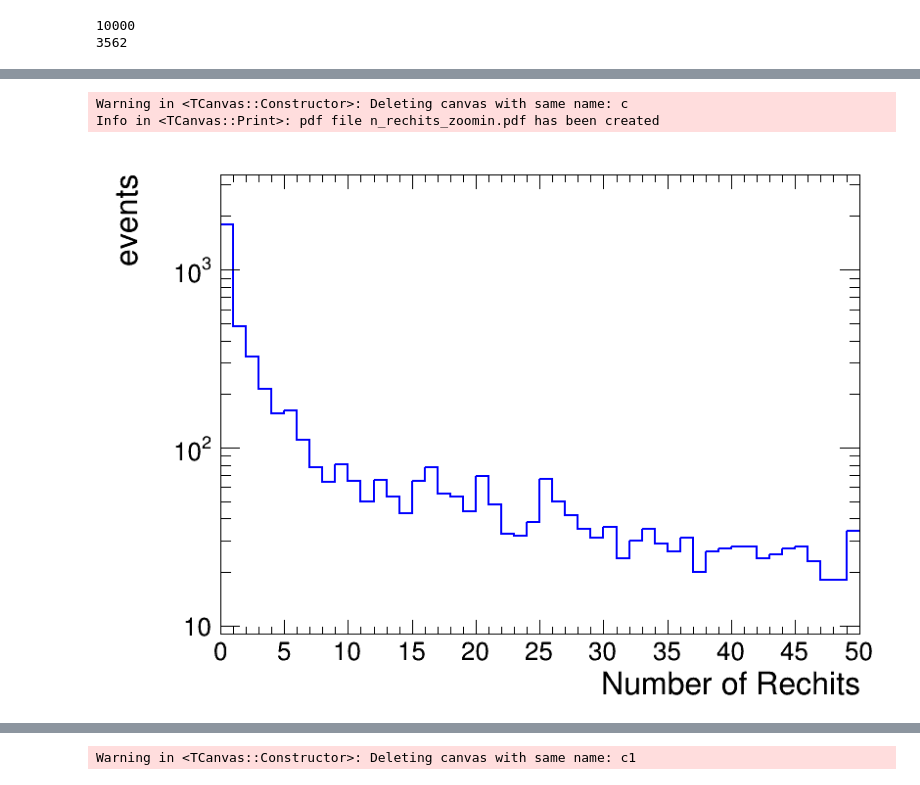
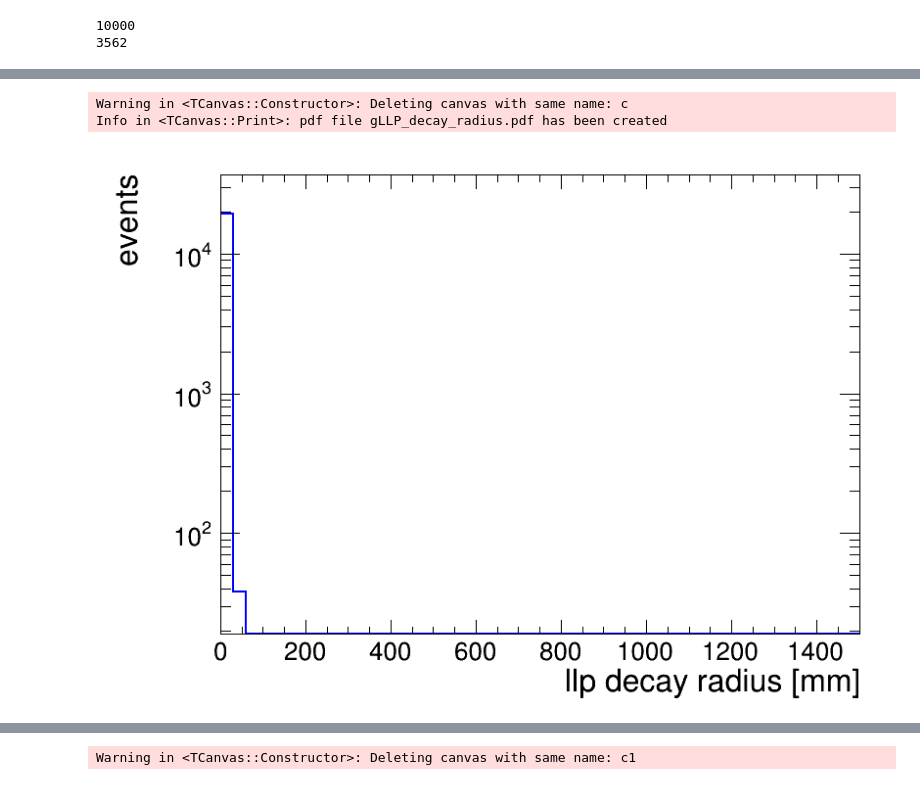
Before and after one commit to cms-lpc-llp/delayed_jet_analyzer, a Jupyter notebook: plot_scripts/four_jet_plotter.ipynb, the cells around one changed output, grey strips where cells are left out. Cells and saved outputs as stored; diff of their text form; code cells hidden in the pictures.

```diff
--- a/plot_scripts/four_jet_plotter.ipynb
+++ b/plot_scripts/four_jet_plotter.ipynb
@@ -19,19 +19,13 @@ tree = {}
 process = {}
 process_short = {}
 
-fpath['m500ctau300'] = '/home/cms/Desktop/LLP/jetNtuple_4jet/jetNtuple_M-500_CTau-1000mm.root'
+fpath['m500ctau1000'] = '/home/cms/Desktop/LLP/jetNtuple_4jet/jetNtuple_M-500_CTau-1000mm.root'
+fpath['m500ctau30'] = '/home/cms/Desktop/LLP/jetNtuple_4jet/jetNtuple_M-500_CTau-30mm.root'
+# fpath['QCD300to500'] = '/home/cms/Desktop/LLP/jetNtuple_4jet/jetNtuple_QCD_HT300to500.root'
+
 process['glueBall'] = 'pp #rightarrow h*h* #rightarrow jj#nu#nu'
 process_short['glueBall'] = 'pp #rightarrow h*h* #rightarrow jj#nu#nu'
 
-#fpath['tau'] = '../data/cmsMC_private/BPH_Tag-Bm_D0kpmunu_Probe-B0_TauNuDmst-pD0bar-kp-tau2mununu_NoPU_10-2-3_v0/BPH_Tag-Bm_D0kpmunu_Probe-B0_TauNuDmst-pD0bar-kp-tau2mununu_BPHMC_merged_1-300.root'
-#process['tau'] = 'B_{0} #rightarrow D*^{-}(#bar{D}_{0}(K^{+}#pi^{-})#pi^{-})#tau^{+}(#mu^{+}#nu#bar{#nu})#nu'
-#process_short['tau'] = 'B #rightarrow D*#tau#nu'
-
-# fpath['Dst_mu'] = '../data/cmsMC_private/BPH_Tag-Bm_D0kpmunu_Probe-Bp_D0stkpNeumunu_NoPU_10-2-3_v0/BPH_Tag-Bm_D0kpmunu_Probe-Bp_D0stkpNeumunu_BPHMC_merged.root'
-# process['Dst_mu'] = 'B^{+} #rightarrow #bar{D}^{*}_{0}(D_{0} n#gamma)#mu^{+}#nu'
-
-# fpath['Dst_tau'] = '../data/cmsMC_private/BPH_Tag-Bm_D0kpmunu_Probe-Bp_D0stkpNeutaunu_tau2mununu_NoPU_10-2-3_v0/BPH_Tag-Bm_D0kpmunu_Probe-Bp_D0stkpNeutaunu_tau2mununu_BPHMC_merged.root'
-# process['Dst_tau'] = 'B^{+} #rightarrow #bar{D}^{*}_{0}(D_{0} n#gamma)#tau^{+}(#mu^{+}#nu#nu)#nu'
 
 for k,v in fpath.iteritems():
     print k, v
@@ -49,3 +43,7 @@ T = tree['m500ctau300']
+# %%
+T1000 = tree['m500ctau1000']
+T30 = tree['m500ctau30']
+# QCD = tree['QCD300to500']
 # %%
 #get first jet pt per event
 #T['jetPt'][0]
@@ -55,6 +53,7 @@ print(len(first_jet_pt))
 10000
 # %%
 #get max jet pt per event, also jet[0]
+T=T1000
 max_jet_pt = np.array([np.max(x) if len(x) else -1 for x in T['jetPt']])
 max_jet_ecal_energy = np.array([x[0] if len(x) else -1 for x in T['jet_rechit_E']])
 max_jet_ecal_energy1 = np.array([x[0] if len(x) else -1 for x in T['jet_rechit_E_Ecut1']])
@@ -134,13 +413,18 @@ Info in <TCanvas::Print>: pdf file max_jet_pt.pdf has been created
 # %%
 c = rt.TCanvas('c','c', 800, 600)
+# print(np.mean(gLLP_decay_radius[:,0],axis=1))
 h = {}
-h['n_rechits'] = create_TH1D(n_rechits_llpdecay[:,0], axis_title=['Number of Rechits', 'events'], name='n_rechits', binning=[50,0,50])
-h['n_rechits'].SetLineColor(4)
+h['gLLP_decay_radius'] = create_TH1D(gLLP_decay_radius_list[0] , axis_title=['llp decay radius [mm]', 'events'], name='gLLP_decay_radius', binning=[50,0,1500])
+h['gLLP_decay_radius'].SetLineColor(4)
+
 c.SetLogy()
-h['n_rechits'].Draw()
+h['gLLP_decay_radius'].Draw()
 c.Draw()
-c.SaveAs("n_rechits_zoomin.pdf")
+c.SaveAs("gLLP_decay_radius.pdf")
+
+
+# Create 2d numpy array n_rechits vs. max_rechits# Create 2d numpy array with n_rechits vs. LLP decay radius
 # %% [output]
 Warning in <TCanvas::Constructor>: Deleting canvas with same name: c
-Info in <TCanvas::Print>: pdf file n_rechits_zoomin.pdf has been created
+Info in <TCanvas::Print>: pdf file gLLP_decay_radius.pdf has been created
-[figure, old version]
+[figure, new version]
```
Also changed, not shown: parts of 18 cells of this notebook, 1 other file.
